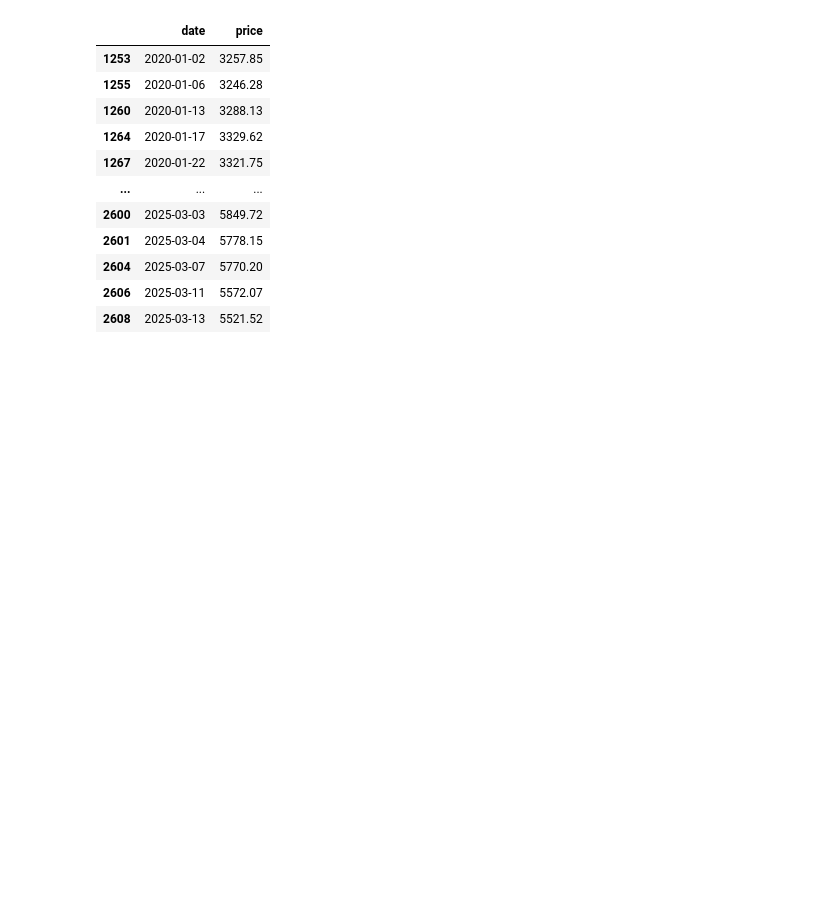
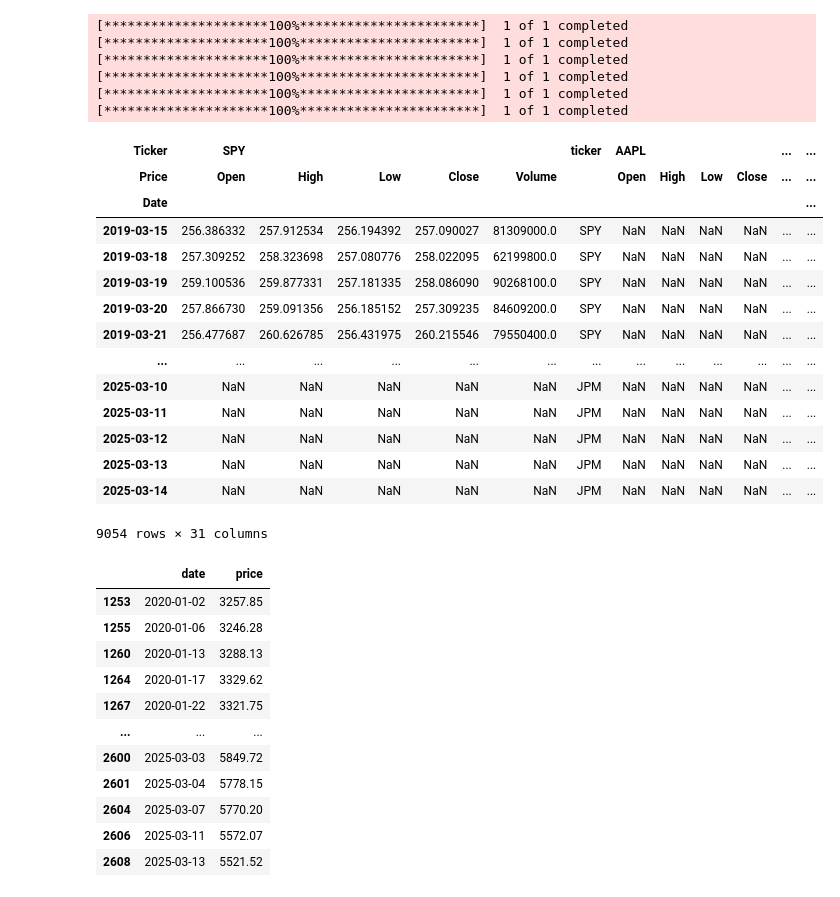
Before and after one commit to jasonrdz/economic-outlook, a Jupyter notebook: sp500.ipynb, the cells around one changed output. Cells and saved outputs as stored; diff of their text form; code cells hidden in the pictures; blank space fills up the shorter version.

```diff
--- a/sp500.ipynb
+++ b/sp500.ipynb
@@ -8,0 +10,38 @@ import matplotlib.pyplot as plt
+# %%
+spy = yf.Ticker('SPY')
+spy.info['open']
+
+big_data = []
+interested_stocks = ['SPY', 'AAPL', 'NVDA', 'BAC', 'DFS', 'JPM']
+
+for stock in interested_stocks:
+    data = yf.download(stock, group_by = "ticker", period = '6y')
+    data['ticker'] = stock
+    big_data.append(data)
+
+# Combine all dataframes into a single dataframe
+df = pd.concat(big_data)
+df
+# df.to_csv('ticker.csv')
+# %% [output]
+[*********************100%***********************]  1 of 1 completed
+[*********************100%***********************]  1 of 1 completed
+[*********************100%***********************]  1 of 1 completed
+[*********************100%***********************]  1 of 1 completed
+[*********************100%***********************]  1 of 1 completed
+[*********************100%***********************]  1 of 1 completed
+| Ticker | SPY |  |  |  |  | ticker | AAPL |  |  |  | ... | ... |
+| Price | Open | High | Low | Close | Volume |  | Open | High | Low | Close | ... | ... |
+| Date |  |  |  |  |  |  |  |  |  |  |  | ... |
+| 2019-03-15 | 256.386332 | 257.912534 | 256.194392 | 257.090027 | 81309000.0 | SPY | NaN | NaN | NaN | NaN | ... | ... |
+| 2019-03-18 | 257.309252 | 258.323698 | 257.080776 | 258.022095 | 62199800.0 | SPY | NaN | NaN | NaN | NaN | ... | ... |
+| 2019-03-19 | 259.100536 | 259.877331 | 257.181335 | 258.086090 | 90268100.0 | SPY | NaN | NaN | NaN | NaN | ... | ... |
+| 2019-03-20 | 257.866730 | 259.091356 | 256.185152 | 257.309235 | 84609200.0 | SPY | NaN | NaN | NaN | NaN | ... | ... |
+| 2019-03-21 | 256.477687 | 260.626785 | 256.431975 | 260.215546 | 79550400.0 | SPY | NaN | NaN | NaN | NaN | ... | ... |
+| ... | ... | ... | ... | ... | ... | ... | ... | ... | ... | ... | ... | ... |
+| 2025-03-10 | NaN | NaN | NaN | NaN | NaN | JPM | NaN | NaN | NaN | NaN | ... | ... |
+| 2025-03-11 | NaN | NaN | NaN | NaN | NaN | JPM | NaN | NaN | NaN | NaN | ... | ... |
+| 2025-03-12 | NaN | NaN | NaN | NaN | NaN | JPM | NaN | NaN | NaN | NaN | ... | ... |
+| 2025-03-13 | NaN | NaN | NaN | NaN | NaN | JPM | NaN | NaN | NaN | NaN | ... | ... |
+| 2025-03-14 | NaN | NaN | NaN | NaN | NaN | JPM | NaN | NaN | NaN | NaN | ... | ... |
+9054 rows × 31 columns
```
Also changed, not shown: parts of 4 cells of this notebook, 3 other files.
